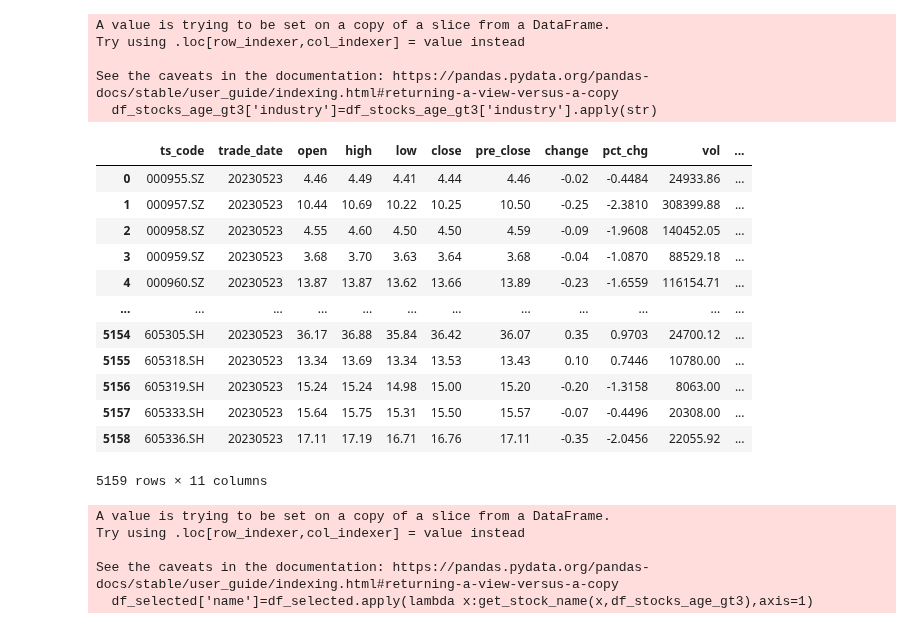
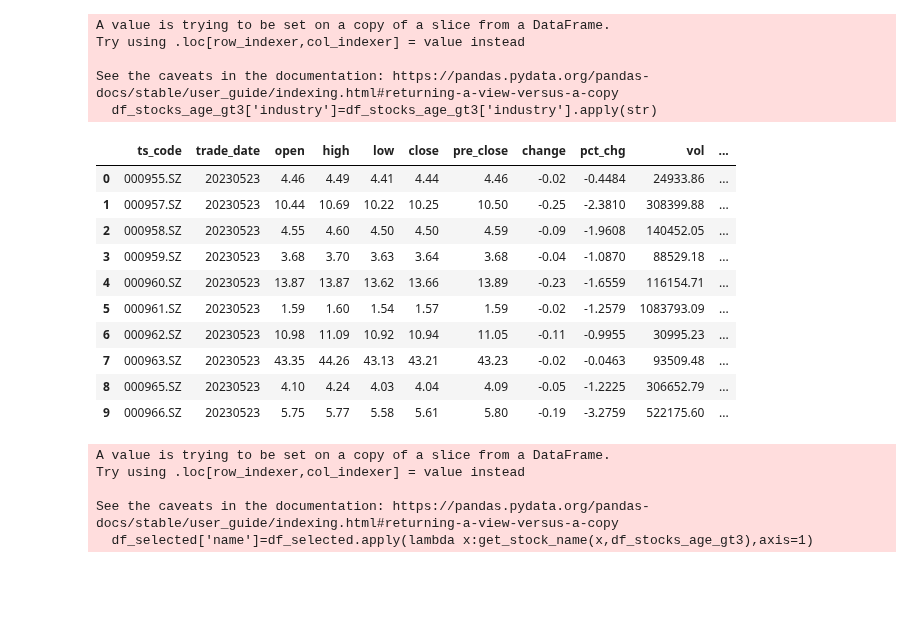
Before and after one commit to whgloveucq/jupyterfiles, a Jupyter notebook: OApractice/stock_study2023.ipynb, the cells around one changed output. Cells and saved outputs as stored; diff of their text form; code cells hidden in the pictures; blank space fills up the shorter version.

```diff
--- a/OApractice/stock_study2023.ipynb
+++ b/OApractice/stock_study2023.ipynb
@@ -147,28 +147,27 @@ df_selected_tmp2=pd.merge(df_selected_tmp1,df_index_daily,on=["ts_code","trade_d
 #加上 ROE
 # %%
 # df_selected_tmp1.query("industry.str.contains( '互联网')").head(100)
-# df_index_daily.head(100)
+df_index_daily.head(100)
 # df_selected_tmp2.head(10)
 # get_source().weekly(trade_date='20230519')
 
 # df_index_daily.query("ts_code=='003010.SZ'")
 # 000001.SH
-stock_collection
+stock_collection.head(10)
 # stock_collection.query("ts_code=='000001.SH'")
+# df_index_daily.query("ts_code=='000001.SH'")
 # %% [output]
 |  | ts_code | trade_date | open | high | low | close | pre_close | change | pct_chg | vol | ... |
 | 0 | 000955.SZ | 20230523 | 4.46 | 4.49 | 4.41 | 4.44 | 4.46 | -0.02 | -0.4484 | 24933.86 | ... |
 | 1 | 000957.SZ | 20230523 | 10.44 | 10.69 | 10.22 | 10.25 | 10.50 | -0.25 | -2.3810 | 308399.88 | ... |
 | 2 | 000958.SZ | 20230523 | 4.55 | 4.60 | 4.50 | 4.50 | 4.59 | -0.09 | -1.9608 | 140452.05 | ... |
 | 3 | 000959.SZ | 20230523 | 3.68 | 3.70 | 3.63 | 3.64 | 3.68 | -0.04 | -1.0870 | 88529.18 | ... |
 | 4 | 000960.SZ | 20230523 | 13.87 | 13.87 | 13.62 | 13.66 | 13.89 | -0.23 | -1.6559 | 116154.71 | ... |
-| ... | ... | ... | ... | ... | ... | ... | ... | ... | ... | ... | ... |
-| 5154 | 605305.SH | 20230523 | 36.17 | 36.88 | 35.84 | 36.42 | 36.07 | 0.35 | 0.9703 | 24700.12 | ... |
-| 5155 | 605318.SH | 20230523 | 13.34 | 13.69 | 13.34 | 13.53 | 13.43 | 0.10 | 0.7446 | 10780.00 | ... |
-| 5156 | 605319.SH | 20230523 | 15.24 | 15.24 | 14.98 | 15.00 | 15.20 | -0.20 | -1.3158 | 8063.00 | ... |
-| 5157 | 605333.SH | 20230523 | 15.64 | 15.75 | 15.31 | 15.50 | 15.57 | -0.07 | -0.4496 | 20308.00 | ... |
-| 5158 | 605336.SH | 20230523 | 17.11 | 17.19 | 16.71 | 16.76 | 17.11 | -0.35 | -2.0456 | 22055.92 | ... |
+| 5 | 000961.SZ | 20230523 | 1.59 | 1.60 | 1.54 | 1.57 | 1.59 | -0.02 | -1.2579 | 1083793.09 | ... |
+| 6 | 000962.SZ | 20230523 | 10.98 | 11.09 | 10.92 | 10.94 | 11.05 | -0.11 | -0.9955 | 30995.23 | ... |
+| 7 | 000963.SZ | 20230523 | 43.35 | 44.26 | 43.13 | 43.21 | 43.23 | -0.02 | -0.0463 | 93509.48 | ... |
+| 8 | 000965.SZ | 20230523 | 4.10 | 4.24 | 4.03 | 4.04 | 4.09 | -0.05 | -1.2225 | 306652.79 | ... |
+| 9 | 000966.SZ | 20230523 | 5.75 | 5.77 | 5.58 | 5.61 | 5.80 | -0.19 | -3.2759 | 522175.60 | ... |
-5159 rows × 11 columns
 # %%
 # print(get_stock_name(df_selected,df_stocks_age_gt3).item())
 # %%
```
